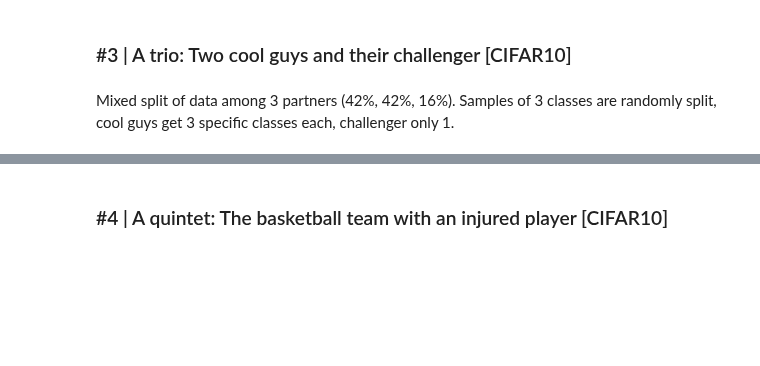
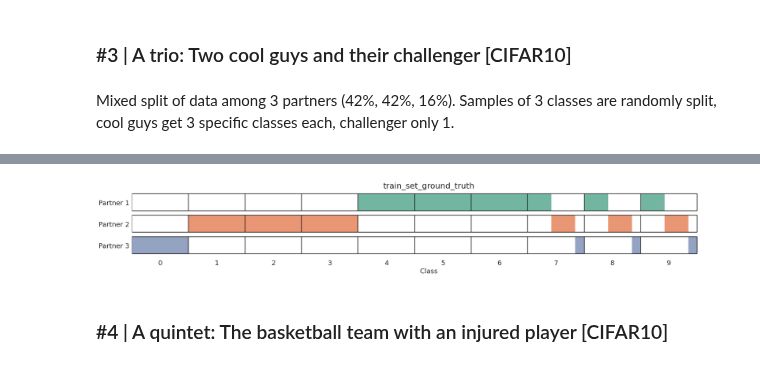
Before and after one commit to LabeliaLabs/distributed-learning-contributivity, a Jupyter notebook: notebooks/reference_scenarios/benchmarks.ipynb, the cells around one changed output, grey strips where cells are left out. Drawn from its saved outputs; the diff is of its cells as text; code cells hidden in the pictures; blank space fills up the shorter version.

```diff
--- a/notebooks/reference_scenarios/benchmarks.ipynb
+++ b/notebooks/reference_scenarios/benchmarks.ipynb
@@ -75,3 +141,7 @@ sc3 = Scenario(
+# %%
+sc3.plot_data_distribution()
+# %% [output]
+[figure, added]
 # %% [markdown]
 ### #4 | A quintet: The basketball team with an injured player [CIFAR10]
 # %% [markdown]
```
Also changed, not shown: parts of 10 cells of this notebook.
